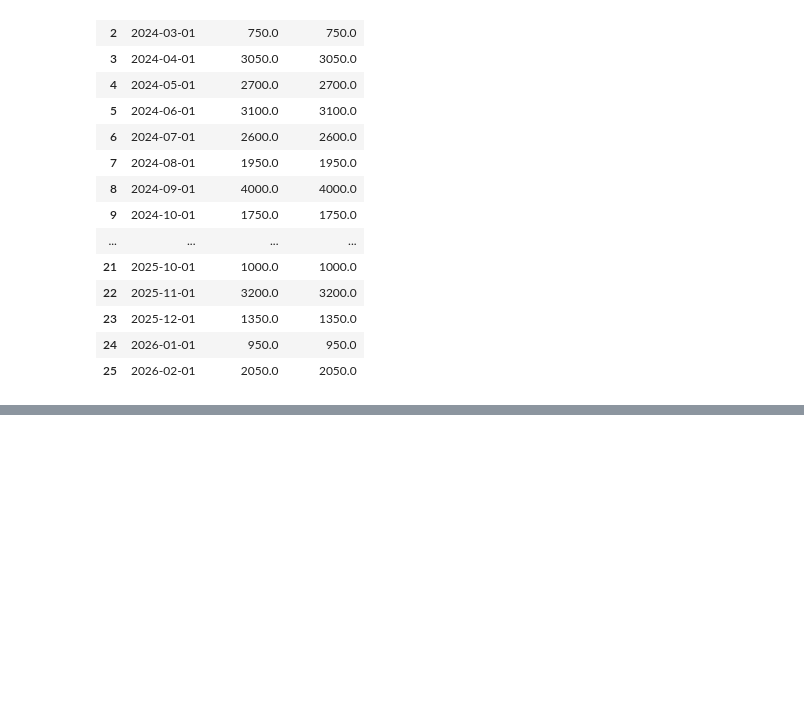
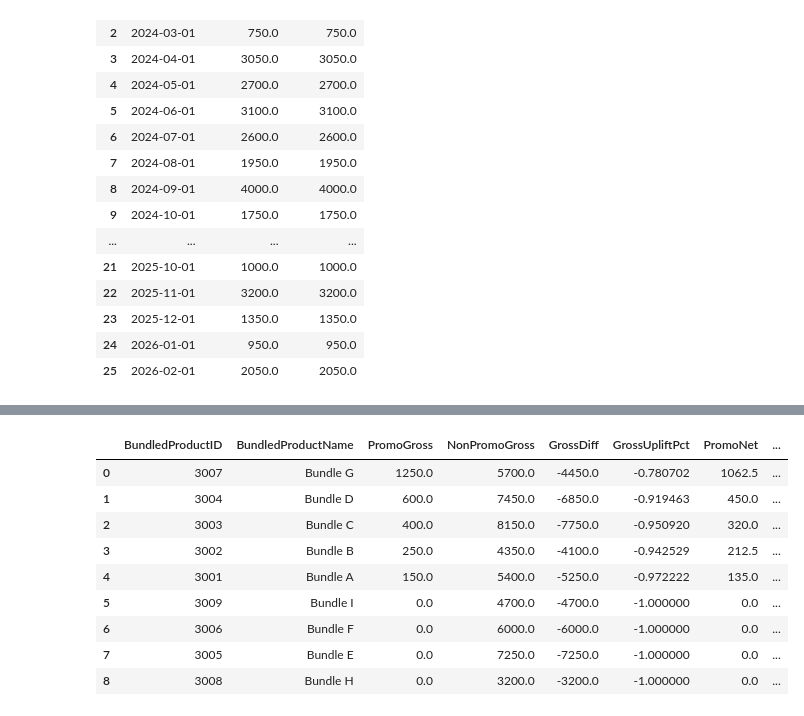
Before and after one commit to reyreyli/case_studies, a Jupyter notebook: 02_sql_analysis.ipynb, the cells around one changed output, grey strips where cells are left out. Drawn from its saved outputs; the diff is of its cells as text; code cells hidden in the pictures; blank space fills up the shorter version.

```diff
--- a/02_sql_analysis.ipynb
+++ b/02_sql_analysis.ipynb
@@ -305,0 +466,58 @@ ORDER BY Month;
+# %%
+con.execute("""
+-- Promotion impact per bundle (gross & net), using product-weighted allocations
+WITH product_order_bundle AS (
+  -- Collapse product rows to an order×bundle grain so we don't double-count
+  SELECT
+    BundledProductID,
+    BundledProductName,
+    OrderID,
+    CASE
+      WHEN PromotionStatus = 'In Promotion' THEN 'In Promotion'
+      ELSE 'No/Outside Promotion'
+    END AS PromoBucket,
+    SUM(GrossProductSalesAmount) AS GrossAmt,   -- sum of ProductSalesAmount
+    SUM(NetProductSalesAmount)   AS NetAmt      -- after discount
+  FROM v_promotion_impact
+  GROUP BY 1,2,3,4
+),
+bundle_agg AS (
+  SELECT
+    BundledProductID,
+    BundledProductName,
+    SUM(CASE WHEN PromoBucket='In Promotion' THEN GrossAmt ELSE 0 END) AS PromoGross,
+    SUM(CASE WHEN PromoBucket='No/Outside Promotion' THEN GrossAmt ELSE 0 END) AS NonPromoGross,
+    SUM(CASE WHEN PromoBucket='In Promotion' THEN NetAmt ELSE 0 END)   AS PromoNet,
+    SUM(CASE WHEN PromoBucket='No/Outside Promotion' THEN NetAmt ELSE 0 END)   AS NonPromoNet,
+    COUNT(DISTINCT CASE WHEN PromoBucket='In Promotion' THEN OrderID END)      AS OrdersPromo,
+    COUNT(DISTINCT CASE WHEN PromoBucket='No/Outside Promotion' THEN OrderID END) AS OrdersNonPromo
+  FROM product_order_bundle
+  GROUP BY 1,2
+)
+SELECT
+  BundledProductID,
+  BundledProductName,
+  PromoGross,
+  NonPromoGross,
+  (PromoGross - NonPromoGross)                           AS GrossDiff,
+  CASE WHEN NonPromoGross > 0 THEN (PromoGross / NonPromoGross) - 1 END AS GrossUpliftPct,
+  PromoNet,
+  NonPromoNet,
+  (PromoNet - NonPromoNet)                               AS NetDiff,
+  CASE WHEN NonPromoNet > 0 THEN (PromoNet / NonPromoNet) - 1 END       AS NetUpliftPct,
+  OrdersPromo,
+  OrdersNonPromo
+FROM bundle_agg
+ORDER BY PromoGross DESC NULLS LAST;
+""").df()
+# %% [output]
+|  | BundledProductID | BundledProductName | PromoGross | NonPromoGross | GrossDiff | GrossUpliftPct | PromoNet | ... |
+| 0 | 3007 | Bundle G | 1250.0 | 5700.0 | -4450.0 | -0.780702 | 1062.5 | ... |
+| 1 | 3004 | Bundle D | 600.0 | 7450.0 | -6850.0 | -0.919463 | 450.0 | ... |
+| 2 | 3003 | Bundle C | 400.0 | 8150.0 | -7750.0 | -0.950920 | 320.0 | ... |
+| 3 | 3002 | Bundle B | 250.0 | 4350.0 | -4100.0 | -0.942529 | 212.5 | ... |
+| 4 | 3001 | Bundle A | 150.0 | 5400.0 | -5250.0 | -0.972222 | 135.0 | ... |
+| 5 | 3009 | Bundle I | 0.0 | 4700.0 | -4700.0 | -1.000000 | 0.0 | ... |
+| 6 | 3006 | Bundle F | 0.0 | 6000.0 | -6000.0 | -1.000000 | 0.0 | ... |
+| 7 | 3005 | Bundle E | 0.0 | 7250.0 | -7250.0 | -1.000000 | 0.0 | ... |
+| 8 | 3008 | Bundle H | 0.0 | 3200.0 | -3200.0 | -1.000000 | 0.0 | ... |
```
Also changed, not shown: parts of 7 cells of this notebook.
